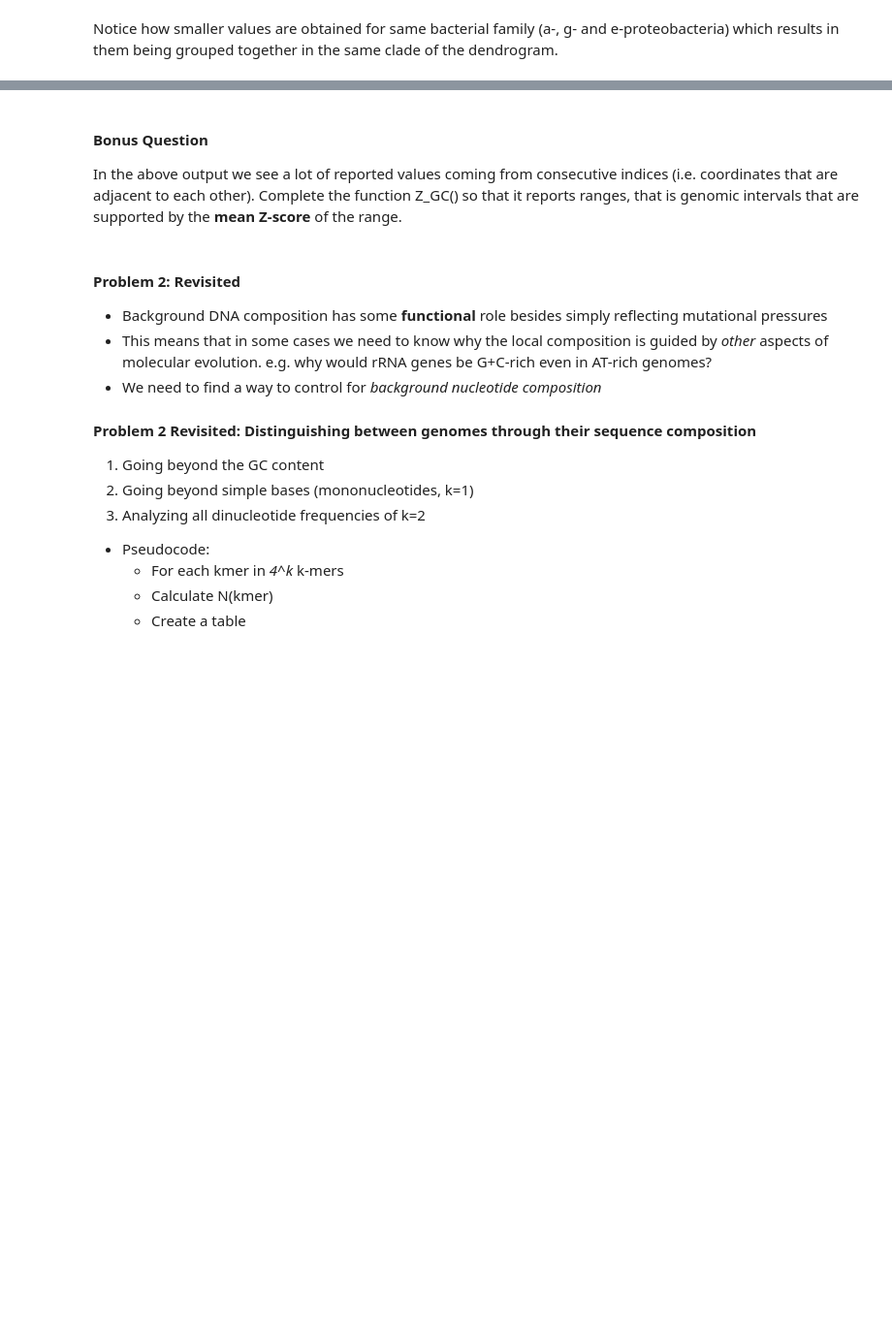
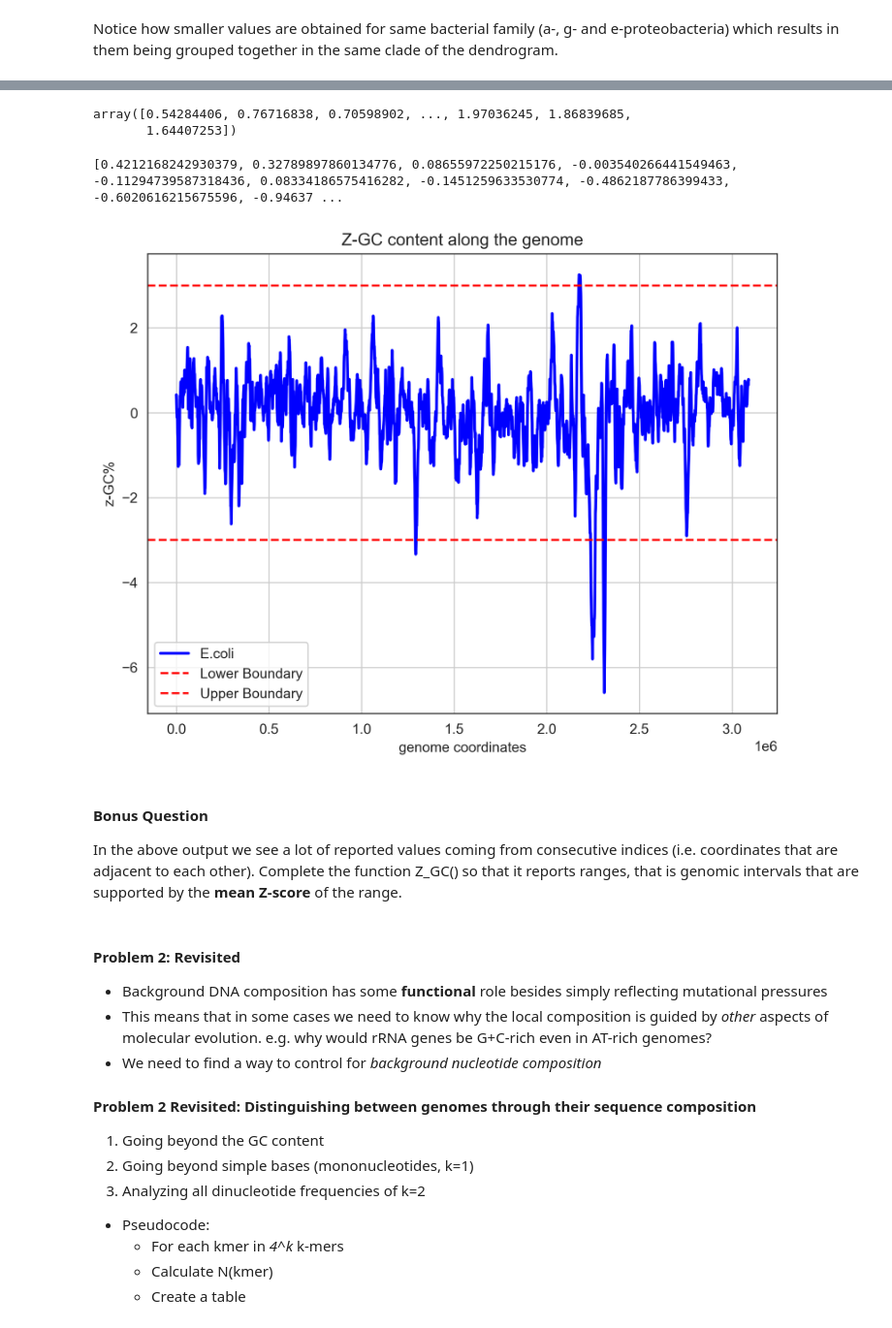
Before and after one commit to christoforos-nikolaou/BC205, a Jupyter notebook: Chapter_02_Sequence_Analysis.ipynb, the cells around one changed output, grey strips where cells are left out. Shown at 97% size. Drawn from its saved outputs; the diff is of its cells as text; code cells hidden in the pictures; blank space fills up the shorter version.

```diff
--- a/Chapter_02_Sequence_Analysis.ipynb
+++ b/Chapter_02_Sequence_Analysis.ipynb
@@ -361,3 +430,53 @@ Z_GC('files/Staaur.fa', 10000, 5)
+# %%
+def Z_GC(genomefile, window, threshold):
+    import numpy as np
+    GCwin = windowGC(genomefile, window)
+    GCcont =  list(GCwin.values())
+    mGC=np.mean(GCcont)
+    sdGC=np.std(GCcont)
+    zGC=(GCcont-mGC)/sdGC
+    #for i in range(len(zGC)):
+    #    if abs(zGC[i]) >= threshold:
+    #        print(i*(window/10), zGC[i])
+    return(zGC)
+
+Z_GC("files/ecoli.fa", 1000, 3)
+# %% [output]
+array([0.54284406, 0.76716838, 0.70598902, ..., 1.97036245, 1.86839685,
+       1.64407253])
+# %%
+EcoliΖGC = list(Z_GC("files/ecoli.fa", 10000, 3))
+print(EcoliΖGC)
+# %% [output]
+[0.4212168242930379, 0.32789897860134776, 0.08655972250215176, -0.003540266441549463, -0.11294739587318436, 0.08334186575416282, -0.1451259633530774, -0.4862187786399433, -0.6020616215675596, -0.94637 ...
+# %%
+import matplotlib.pyplot as plt
+
+EcoliΖGC = list(Z_GC("files/ecoli.fa", 10000, 3))
+# Create a figure and axis
+plt.rcParams['figure.dpi'] = 300
+plt.figure(figsize=(8, 6))
+# Plot the line
+plt.plot(EcoliWGC.keys(), EcoliΖGC, label='E.coli', color='blue', linewidth=2)
+
+plt.axhline(y=-3, color='red', linestyle='--', label='Lower Boundary')
+plt.axhline(y=3, color='red', linestyle='--', label='Upper Boundary')
+
+# Add labels and title
+plt.title('Z-GC content along the genome')
+plt.xlabel('genome coordinates')
+plt.ylabel('z-GC%')
+
+# Add a legend
+plt.legend()
+
+# Show grid
+plt.grid()
+
+# Display the plot
+plt.show()
+# %% [output]
+[figure, added]
 # %% [markdown]
 #### Bonus Question
 
```
Also changed, not shown: parts of 24 cells of this notebook, 7 other files.
